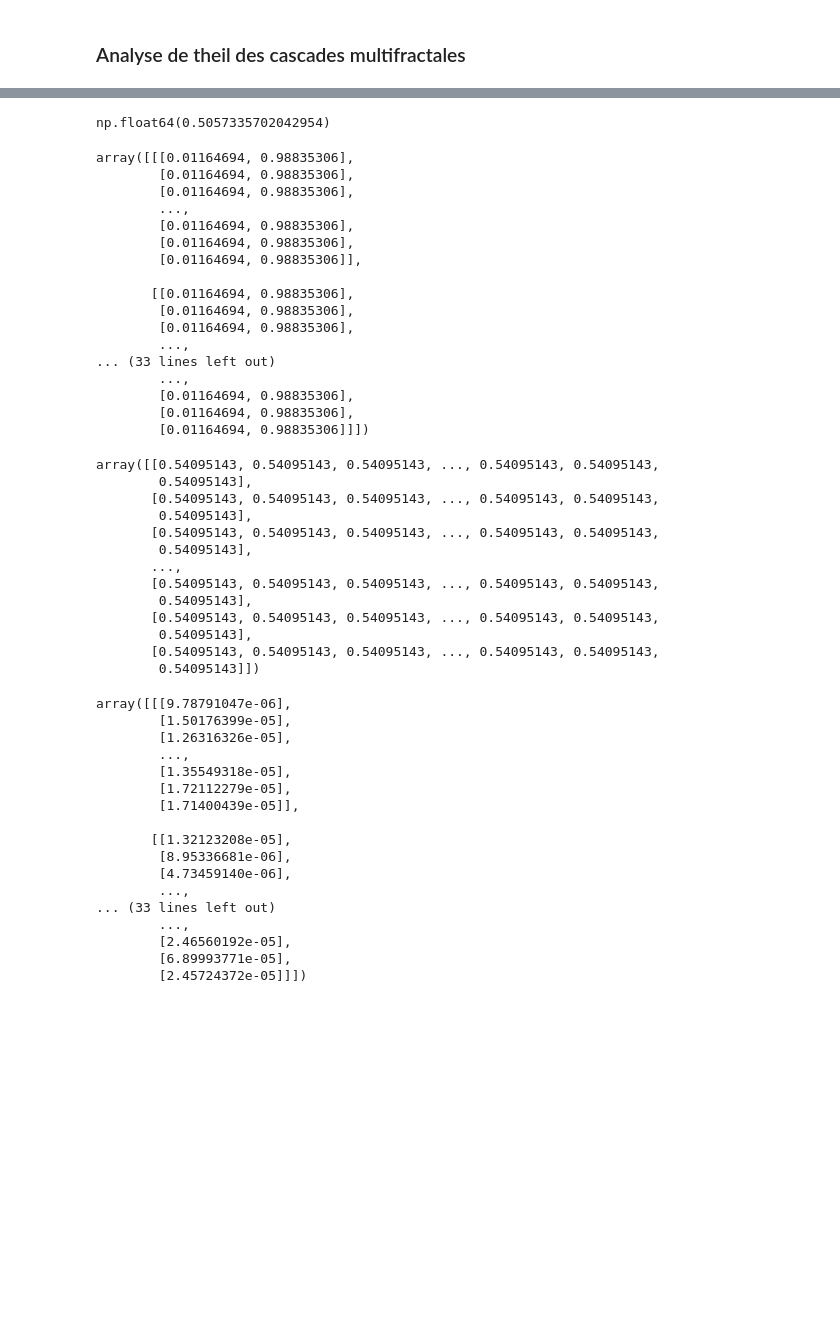
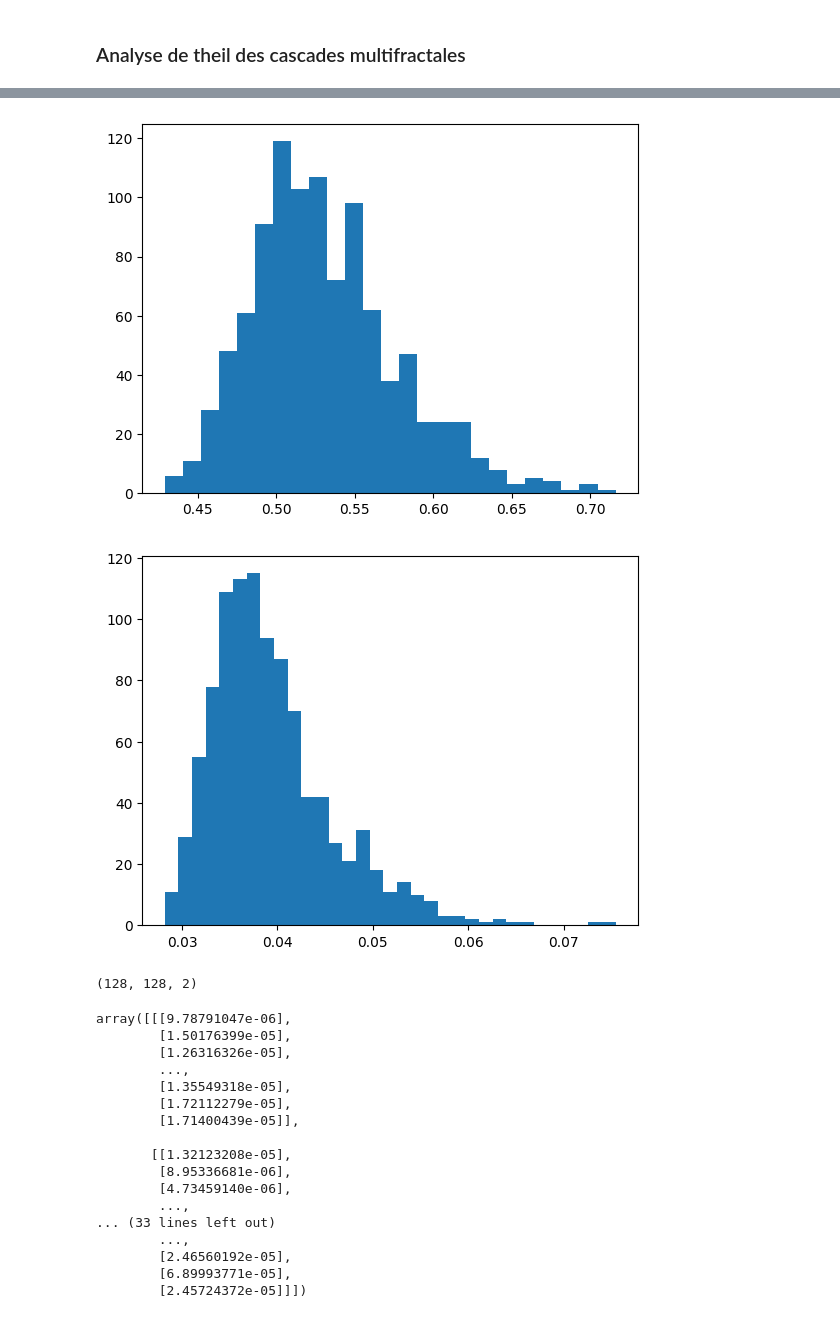
Before and after one commit to fsemecurbe/MMTMSS, a Jupyter notebook: MMTMSS.ipynb, the cells around one changed output, grey strips where cells are left out. Cells and saved outputs as stored; diff of their text form; code cells hidden in the pictures; blank space fills up the shorter version.

```diff
--- a/MMTMSS.ipynb
+++ b/MMTMSS.ipynb
@@ -341,40 +320,22 @@ plt.hist(res, bins='auto')
-# %%
-(toto * t / t.sum()).sum()
-# %% [output]
-np.float64(0.5057335702042954)
-# %%
-test / t[:, :, np.newaxis]
-# %% [output]
-array([[[0.01164694, 0.98835306],
-        [0.01164694, 0.98835306],
-        [0.01164694, 0.98835306],
-        ...,
-        [0.01164694, 0.98835306],
-        [0.01164694, 0.98835306],
-        [0.01164694, 0.98835306]],
-
-       [[0.01164694, 0.98835306],
-        [0.01164694, 0.98835306],
-        [0.01164694, 0.98835306],
-        ...,
-... (33 lines left out)
-        ...,
-        [0.01164694, 0.98835306],
-        [0.01164694, 0.98835306],
-        [0.01164694, 0.98835306]]])
-# %%
-test[:,:,0] / t
-# %% [output]
-array([[0.54095143, 0.54095143, 0.54095143, ..., 0.54095143, 0.54095143,
-        0.54095143],
-       [0.54095143, 0.54095143, 0.54095143, ..., 0.54095143, 0.54095143,
-        0.54095143],
-       [0.54095143, 0.54095143, 0.54095143, ..., 0.54095143, 0.54095143,
-        0.54095143],
-       ...,
-       [0.54095143, 0.54095143, 0.54095143, ..., 0.54095143, 0.54095143,
-        0.54095143],
-       [0.54095143, 0.54095143, 0.54095143, ..., 0.54095143, 0.54095143,
-        0.54095143],
-       [0.54095143, 0.54095143, 0.54095143, ..., 0.54095143, 0.54095143,
-        0.54095143]])
+# %%
+res = []
+for i in range(1000):
+  lnc = multivariate_lognormal_cascade(6, sigma1=0.2**0.5, sigma2=0.2**0.5, corr=-.9)
+  test = lnc.copy( )
+  test[:,:,0] = test[:,:,0] * p0 * 100
+  test[:,:,1] = test[:,:,1] * p1 * 100
+  res.append(Theil(test))
+plt.hist(res, bins='auto');
+# %% [output]
+[figure, added]
+# %%
+res = []
+for i in range(1000):
+  lnc = multivariate_lognormal_cascade(6, sigma1=0.2**0.5, sigma2=0.2**0.5, corr=.9)
+  test = lnc.copy( )
+  test[:,:,0] = test[:,:,0] * p0 * 100
+  test[:,:,1] = test[:,:,1] * p1 * 100
+  res.append(Theil(test))
+plt.hist(res, bins='auto');
+# %% [output]
+[figure, added]
@@ -381,3 +353,8 @@ array([[0.54095143, 0.54095143, 0.54095143, ..., 0.54095143, 0.54095143,
+# %%
+lnc = multivariate_lognormal_cascade(10, sigma1=0.2**0.5, sigma2=0.2**0.5, corr=.9)
+block_reduce(lnc, block_size = (16,16,1), func = np.sum).shape
+# %% [output]
+(128, 128, 2)
 # %%
 t[:,:, np.newaxis]
 # %% [output]
```
Also changed, not shown: parts of 5 cells of this notebook.
